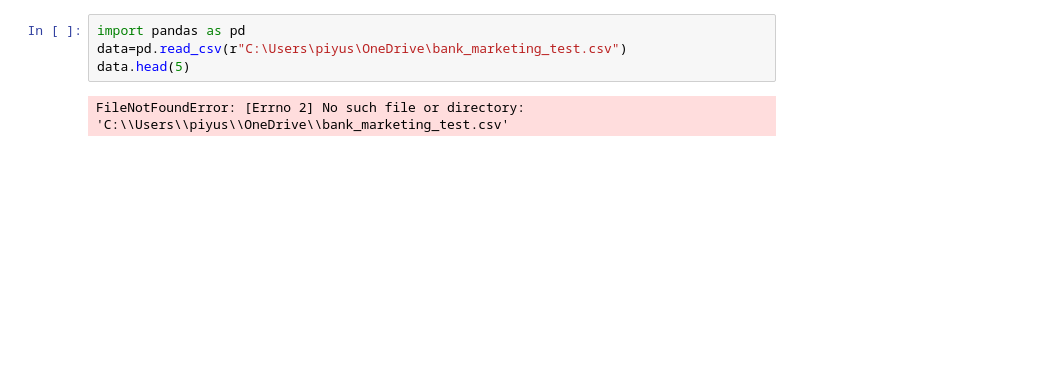
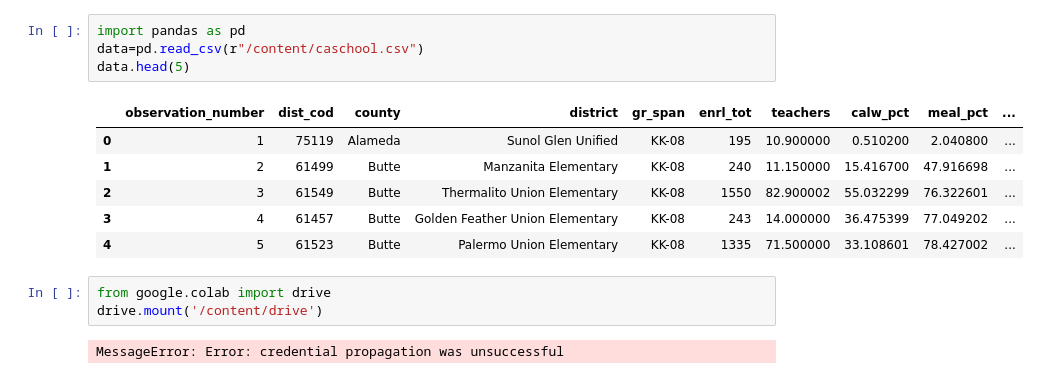
Before and after one commit to PiyushGuptacoder/PiyushGuptacoder, a Jupyter notebook: chapter_appendix-tools-for-deep-learning/jupyter.ipynb, the cells around one changed output. Cells and saved outputs as stored; diff of their text form; blank space fills up the shorter version.

```diff
--- a/chapter_appendix-tools-for-deep-learning/jupyter.ipynb
+++ b/chapter_appendix-tools-for-deep-learning/jupyter.ipynb
@@ -151,9 +151,19 @@ jupyter nbextension enable execute_time/ExecuteTime
 
 
 [Discussions](https://discuss.d2l.ai/t/421)
-# %%
-import pandas as pd
-data=pd.read_csv(r"C:\Users\piyus\OneDrive\bank_marketing_test.csv")
-data.head(5)
-# %% [output]
-FileNotFoundError: [Errno 2] No such file or directory: 'C:\\Users\\piyus\\OneDrive\\bank_marketing_test.csv'
+# %%
+import pandas as pd
+data=pd.read_csv(r"/content/caschool.csv")
+data.head(5)
+# %% [output]
+|  | observation_number | dist_cod | county | district | gr_span | enrl_tot | teachers | calw_pct | meal_pct | ... |
+| 0 | 1 | 75119 | Alameda | Sunol Glen Unified | KK-08 | 195 | 10.900000 | 0.510200 | 2.040800 | ... |
+| 1 | 2 | 61499 | Butte | Manzanita Elementary | KK-08 | 240 | 11.150000 | 15.416700 | 47.916698 | ... |
+| 2 | 3 | 61549 | Butte | Thermalito Union Elementary | KK-08 | 1550 | 82.900002 | 55.032299 | 76.322601 | ... |
+| 3 | 4 | 61457 | Butte | Golden Feather Union Elementary | KK-08 | 243 | 14.000000 | 36.475399 | 77.049202 | ... |
+| 4 | 5 | 61523 | Butte | Palermo Union Elementary | KK-08 | 1335 | 71.500000 | 33.108601 | 78.427002 | ... |
+# %%
+from google.colab import drive
+drive.mount('/content/drive')
+# %% [output]
+MessageError: Error: credential propagation was unsuccessful
```
